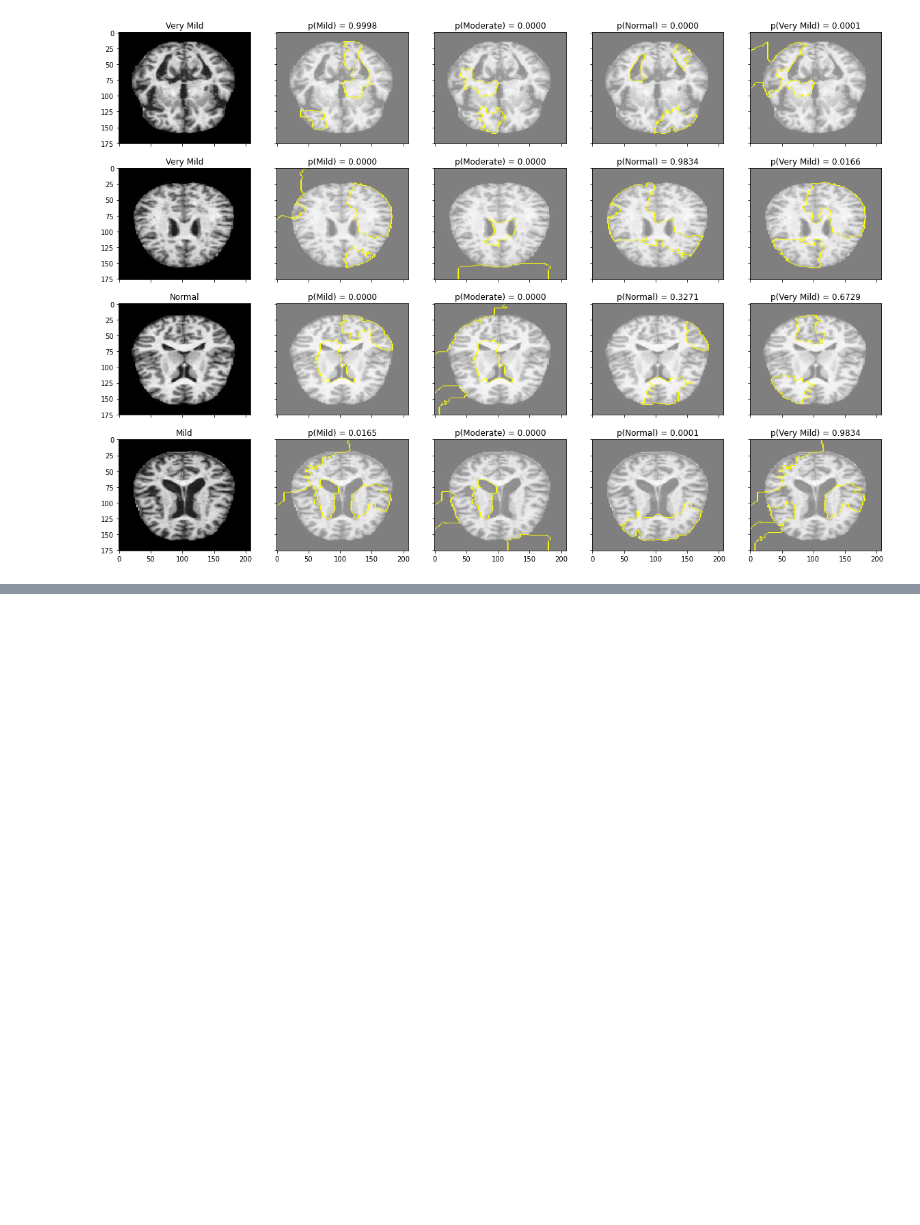
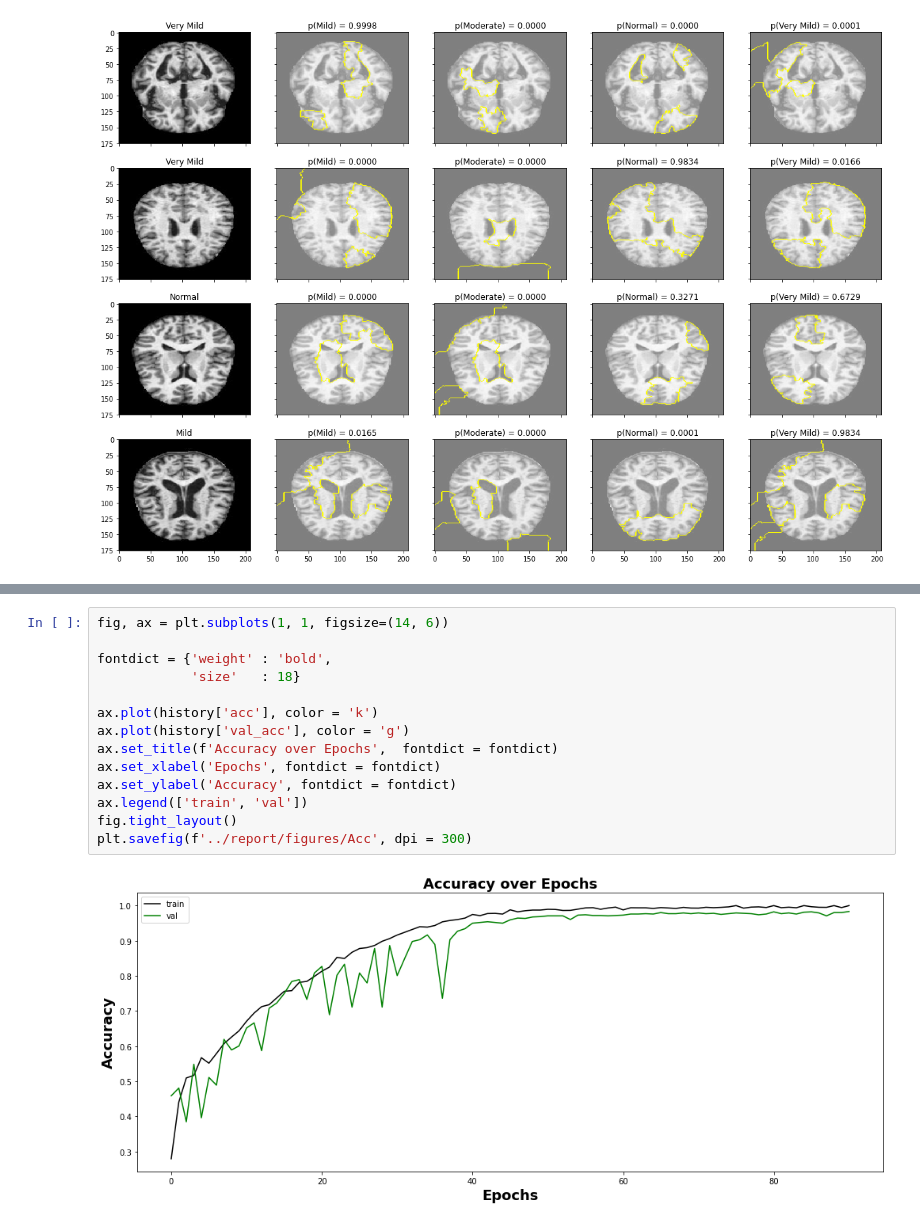
Before and after one commit to howen7/Alzeimers, a Jupyter notebook: notebooks/exploratory/Final_model.ipynb, the cells around one changed output, grey strips where cells are left out. Saved outputs shown, nothing was run; the diff lists cells and outputs as text; blank space fills up the shorter version.

```diff
--- a/notebooks/exploratory/Final_model.ipynb
+++ b/notebooks/exploratory/Final_model.ipynb
@@ -269,0 +270,16 @@ NameError: name 'np' is not defined
+# %%
+fig, ax = plt.subplots(1, 1, figsize=(14, 6))
+
+fontdict = {'weight' : 'bold',
+            'size'   : 18}
+
+ax.plot(history['acc'], color = 'k')
+ax.plot(history['val_acc'], color = 'g')
+ax.set_title(f'Accuracy over Epochs',  fontdict = fontdict)
+ax.set_xlabel('Epochs', fontdict = fontdict)
+ax.set_ylabel('Accuracy', fontdict = fontdict)
+ax.legend(['train', 'val'])
+fig.tight_layout()
+plt.savefig(f'../report/figures/Acc', dpi = 300)
+# %% [output]
+[figure, added]
```
Also changed, not shown: parts of 1 cell of this notebook, 12 other files.
